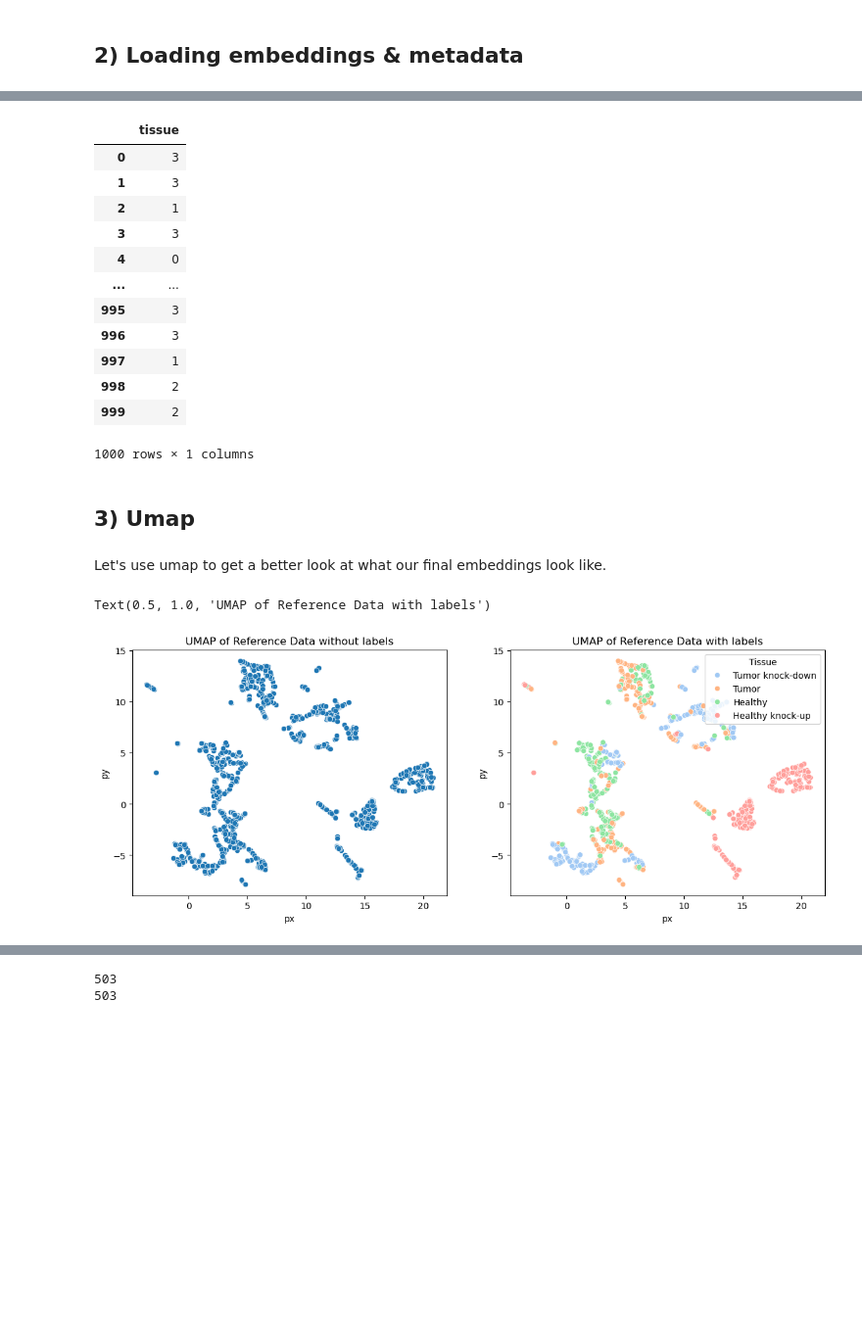
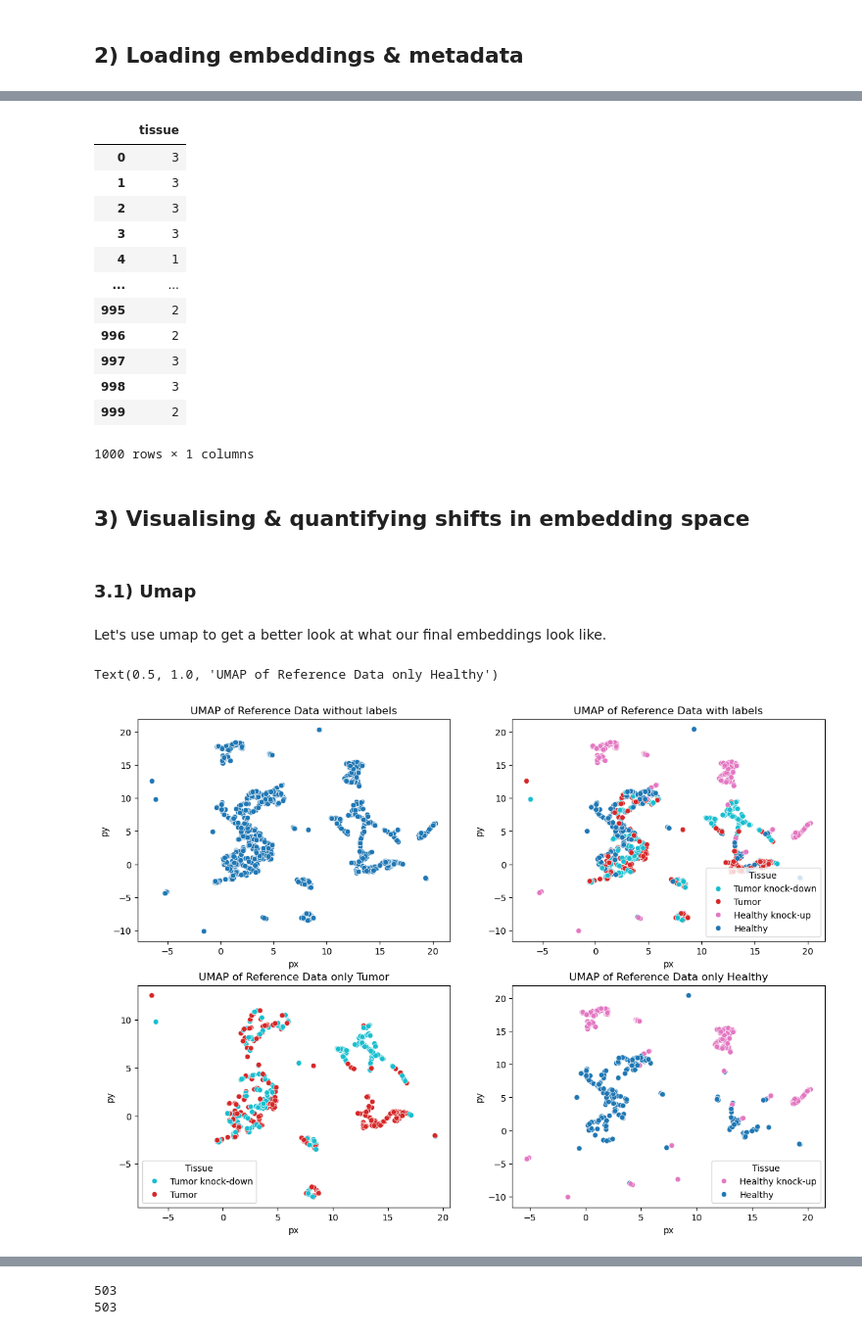
Before and after one commit to TitouanCh/helical, a Jupyter notebook: notebooks/step3_interpretation.ipynb, the cells around one changed output, grey strips where cells are left out. Shown at 98% size. Drawn from its saved outputs; the diff is of its cells as text; code cells hidden in the pictures; blank space fills up the shorter version.

```diff
--- a/notebooks/step3_interpretation.ipynb
+++ b/notebooks/step3_interpretation.ipynb
@@ -27,6 +27,6 @@ To enable the following instructions: AVX2 AVX_VNNI FMA, in other operations, re
 # %% [markdown]
 ## 2) Loading embeddings & metadata
 # %%
-embeddings = np.load("embeddings.npy")
+embeddings = np.load("embeddings_full.npy")
 embeddings
 # %% [output]
@@ -46,22 +46,24 @@ array([[-0.00152033,  0.00857751,  0.06852891, ..., -0.01273486,
 # %%
-tissue_info = pd.read_csv("embedding_tissue_info.csv", index_col=0)
+tissue_info = pd.read_csv("embedding_full_tissue_info.csv", index_col=0)
 tissue_info
 # %% [output]
 |  | tissue |
 | 0 | 3 |
 | 1 | 3 |
-| 2 | 1 |
+| 2 | 3 |
 | 3 | 3 |
-| 4 | 0 |
+| 4 | 1 |
 | ... | ... |
-| 995 | 3 |
-| 996 | 3 |
-| 997 | 1 |
-| 998 | 2 |
+| 995 | 2 |
+| 996 | 2 |
+| 997 | 3 |
+| 998 | 3 |
 | 999 | 2 |
 1000 rows × 1 columns
+# %% [markdown]
+## 3) Visualising & quantifying shifts in embedding space
 # %% [markdown]
-## 3) Umap
+### 3.1) Umap
 # %% [markdown]
 Let's use umap to get a better look at what our final embeddings look like.
 # %%
@@ -70,20 +72,26 @@ mapper = reducer.fit(embeddings)
 # %%
 plot_df = pd.DataFrame(mapper.embedding_,columns=['px','py'])
 labels = tissue_info[:len(embeddings)].values
 correspondence = {0: "Healthy", 1: "Tumor", 2: "Healthy knock-up", 3: "Tumor knock-down"}
 plot_df['Tissue'] = np.vectorize(correspondence.get)(labels)
 
+custom_palette = {"Tumor": "#d62728", "Healthy": "#1f77b4", "Tumor knock-down": "#17becf", "Healthy knock-up": "#e377c2"}
+
 # Create a matplotlib figure and axes
-fig, axs = plt.subplots(nrows=1, ncols=2, figsize=(14, 5))
+fig, axs = plt.subplots(nrows=2, ncols=2, figsize=(14, 10))
 
-#plt.style.use("dark_background")
+sns.scatterplot(data = plot_df,x='px',y='py',sizes=(50,200),ax=axs[0][0])
+axs[0][0].set_title('UMAP of Reference Data without labels')
 
-sns.scatterplot(data = plot_df,x='px',y='py',sizes=(50,200),ax=axs[0],palette="pastel")
-axs[0].set_title('UMAP of Reference Data without labels')
+sns.scatterplot(data = plot_df,x='px',y='py',hue='Tissue',sizes=(50,200),ax=axs[0][1],palette=custom_palette)
+axs[0][1].set_title('UMAP of Reference Data with labels')
 
-sns.scatterplot(data = plot_df,x='px',y='py',hue='Tissue',sizes=(50,200),ax=axs[1],palette="pastel")
-axs[1].set_title('UMAP of Reference Data with labels')
+sns.scatterplot(data = plot_df[plot_df['Tissue'].isin(["Tumor", "Tumor knock-down"])],x='px',y='py',hue='Tissue',sizes=(50,200),ax=axs[1][0],palette=custom_palette)
+axs[1][0].set_title('UMAP of Reference Data only Tumor')
+
+sns.scatterplot(data = plot_df[plot_df['Tissue'].isin(["Healthy", "Healthy knock-up"])],x='px',y='py',hue='Tissue',sizes=(50,200),ax=axs[1][1],palette=custom_palette)
+axs[1][1].set_title('UMAP of Reference Data only Healthy')
 # %% [output]
-Text(0.5, 1.0, 'UMAP of Reference Data with labels')
+Text(0.5, 1.0, 'UMAP of Reference Data only Healthy')
-[figure, old version]
+[figure, new version]
 # %% [markdown]
```
Also changed, not shown: parts of 14 cells of this notebook, 4 other files.
